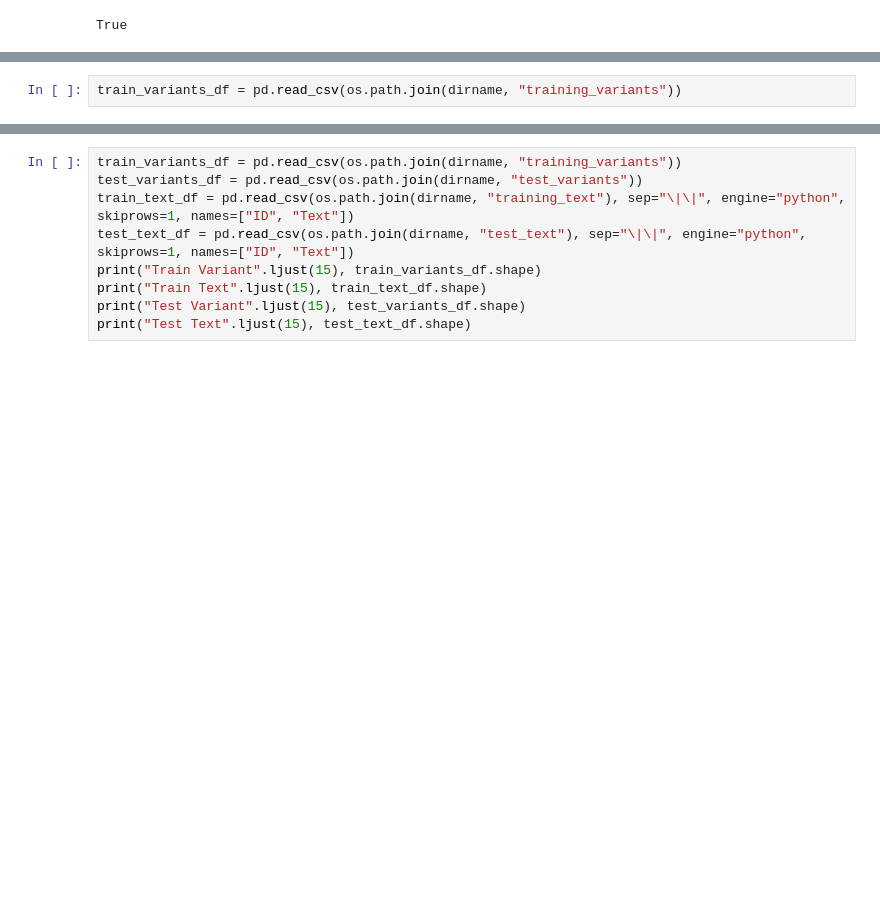
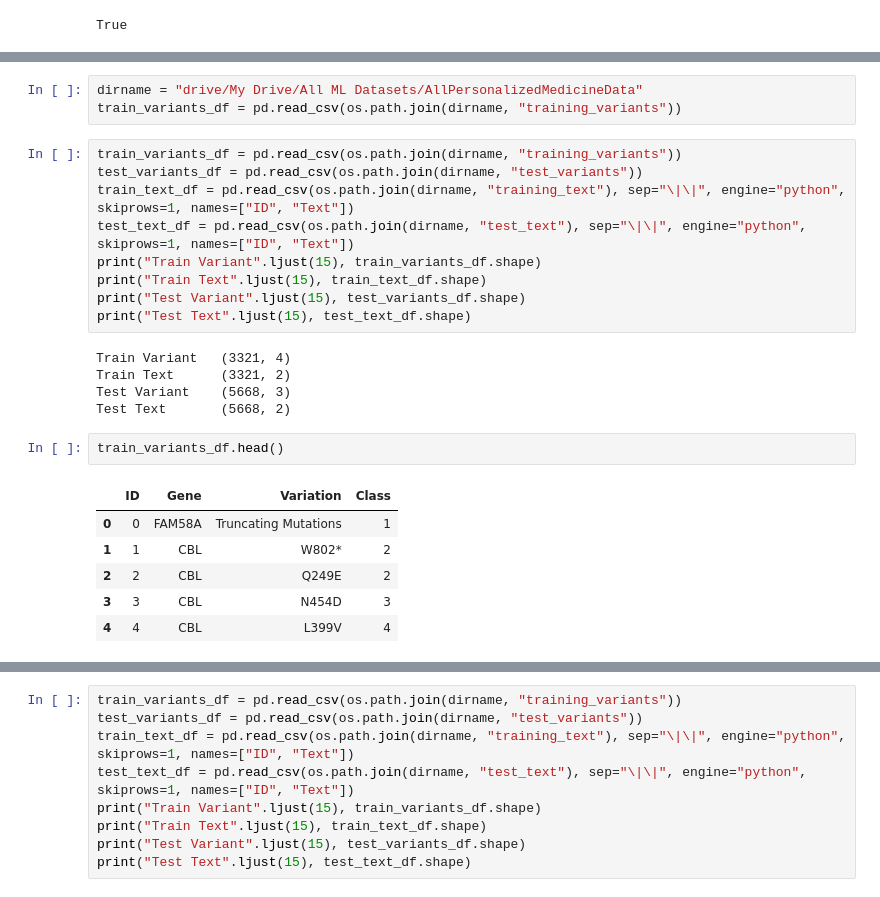
Before and after one commit to AI-Junction/Personalized-Medicine, a Jupyter notebook: PersonalizedMedRedCancerTreatVer2.ipynb, the cells around one changed output, grey strips where cells are left out. Cells and saved outputs as stored; diff of their text form; blank space fills up the shorter version.

```diff
--- a/PersonalizedMedRedCancerTreatVer2.ipynb
+++ b/PersonalizedMedRedCancerTreatVer2.ipynb
@@ -254,5 +276,29 @@ training_variants.zip
 # %%
+dirname = "drive/My Drive/All ML Datasets/AllPersonalizedMedicineData"
 train_variants_df = pd.read_csv(os.path.join(dirname, "training_variants"))
+# %%
+train_variants_df = pd.read_csv(os.path.join(dirname, "training_variants"))
+test_variants_df = pd.read_csv(os.path.join(dirname, "test_variants"))
+train_text_df = pd.read_csv(os.path.join(dirname, "training_text"), sep="\|\|", engine="python", skiprows=1, names=["ID", "Text"])
+test_text_df = pd.read_csv(os.path.join(dirname, "test_text"), sep="\|\|", engine="python", skiprows=1, names=["ID", "Text"])
+print("Train Variant".ljust(15), train_variants_df.shape)
+print("Train Text".ljust(15), train_text_df.shape)
+print("Test Variant".ljust(15), test_variants_df.shape)
+print("Test Text".ljust(15), test_text_df.shape)
+# %% [output]
+Train Variant   (3321, 4)
+Train Text      (3321, 2)
+Test Variant    (5668, 3)
+Test Text       (5668, 2)
+# %%
+train_variants_df.head()
+# %% [output]
+|  | ID | Gene | Variation | Class |
+| 0 | 0 | FAM58A | Truncating Mutations | 1 |
+| 1 | 1 | CBL | W802* | 2 |
+| 2 | 2 | CBL | Q249E | 2 |
+| 3 | 3 | CBL | N454D | 3 |
+| 4 | 4 | CBL | L399V | 4 |
 # %%
 #export KAGGLE_USERNAME=cpattekar
 #export KAGGLE_KEY=af37bff66adaf8e646c1b35bec1ff209
```
Also changed, not shown: parts of 8 cells of this notebook.
